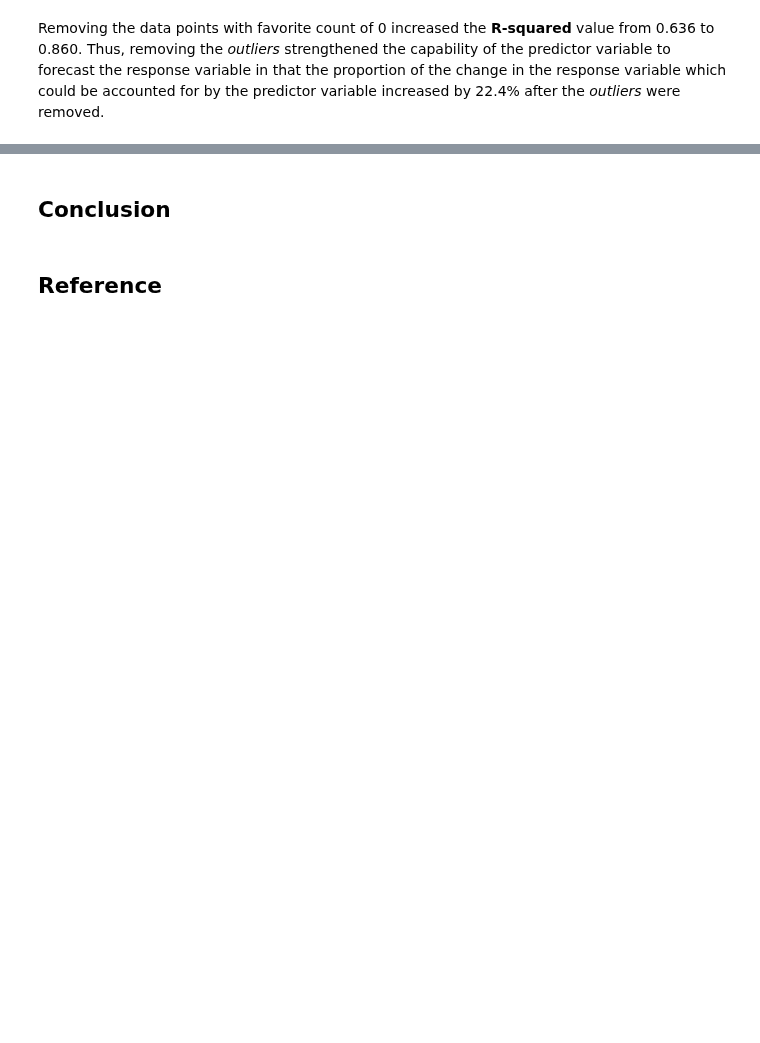
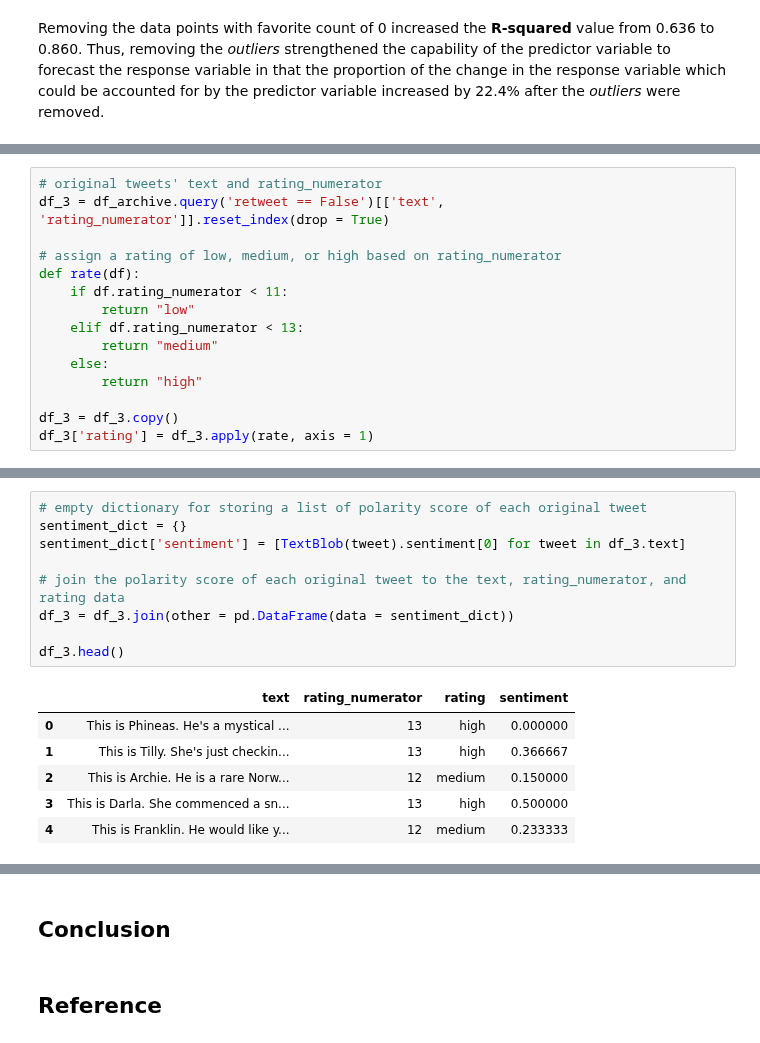
Before and after one commit to jmlcode/p3-analyze-tweet-data, a Jupyter notebook: eda_act.ipynb, the cells around one changed output, grey strips where cells are left out. Saved outputs shown, nothing was run; the diff lists cells and outputs as text; blank space fills up the shorter version.

```diff
--- a/eda_act.ipynb
+++ b/eda_act.ipynb
@@ -489,0 +534,15 @@ Removing the data points with favorite count of 0 increased the __R-squared__ va
+# %%
+# original tweets' text and rating_numerator
+df_3 = df_archive.query('retweet == False')[['text', 'rating_numerator']].reset_index(drop = True)
+
+# assign a rating of low, medium, or high based on rating_numerator
+def rate(df):
+    if df.rating_numerator < 11:
+        return "low"
+    elif df.rating_numerator < 13:
+        return "medium"
+    else:
+        return "high"
+
+df_3 = df_3.copy()
+df_3['rating'] = df_3.apply(rate, axis = 1)
@@ -489,0 +551,16 @@ Removing the data points with favorite count of 0 increased the __R-squared__ va
+# %%
+# empty dictionary for storing a list of polarity score of each original tweet
+sentiment_dict = {}
+sentiment_dict['sentiment'] = [TextBlob(tweet).sentiment[0] for tweet in df_3.text]
+
+# join the polarity score of each original tweet to the text, rating_numerator, and rating data
+df_3 = df_3.join(other = pd.DataFrame(data = sentiment_dict))
+
+df_3.head()
+# %% [output]
+|  | text | rating_numerator | rating | sentiment |
+| 0 | This is Phineas. He's a mystical ... | 13 | high | 0.000000 |
+| 1 | This is Tilly. She's just checkin... | 13 | high | 0.366667 |
+| 2 | This is Archie. He is a rare Norw... | 12 | medium | 0.150000 |
+| 3 | This is Darla. She commenced a sn... | 13 | high | 0.500000 |
+| 4 | This is Franklin. He would like y... | 12 | medium | 0.233333 |
```
Also changed, not shown: parts of 10 cells of this notebook.
